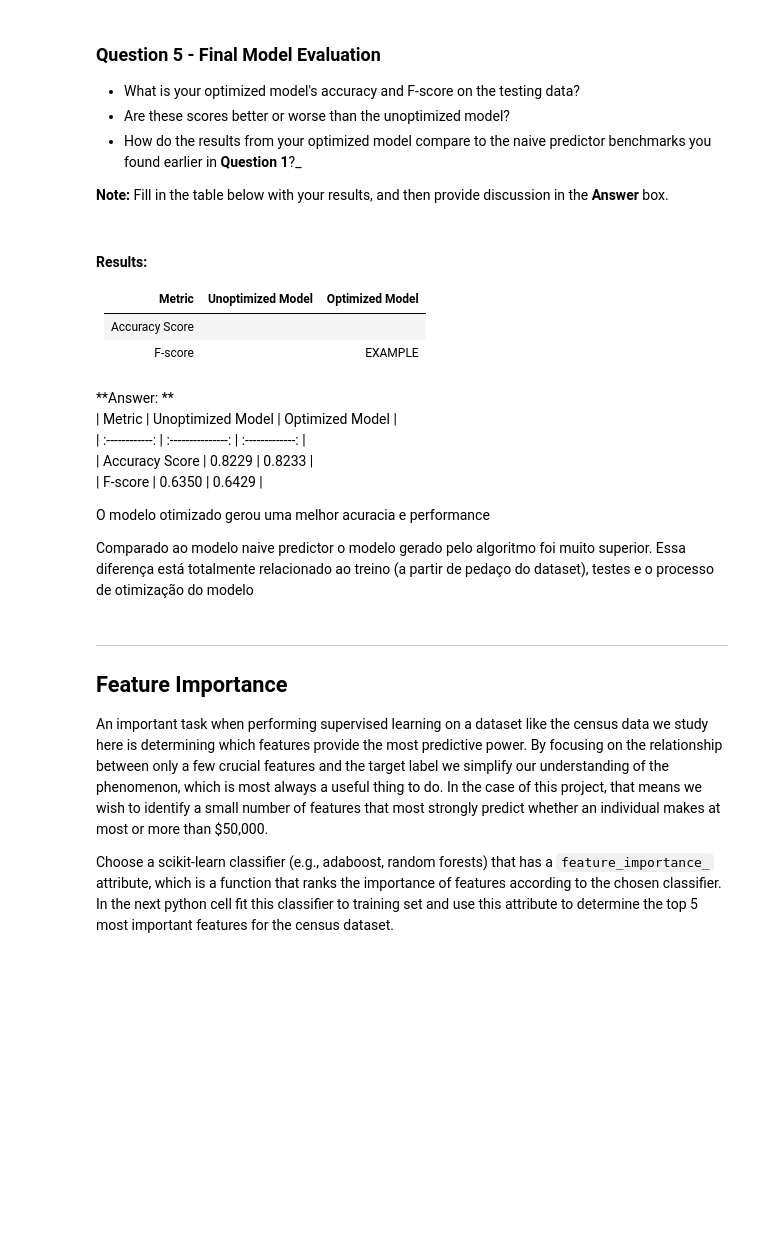
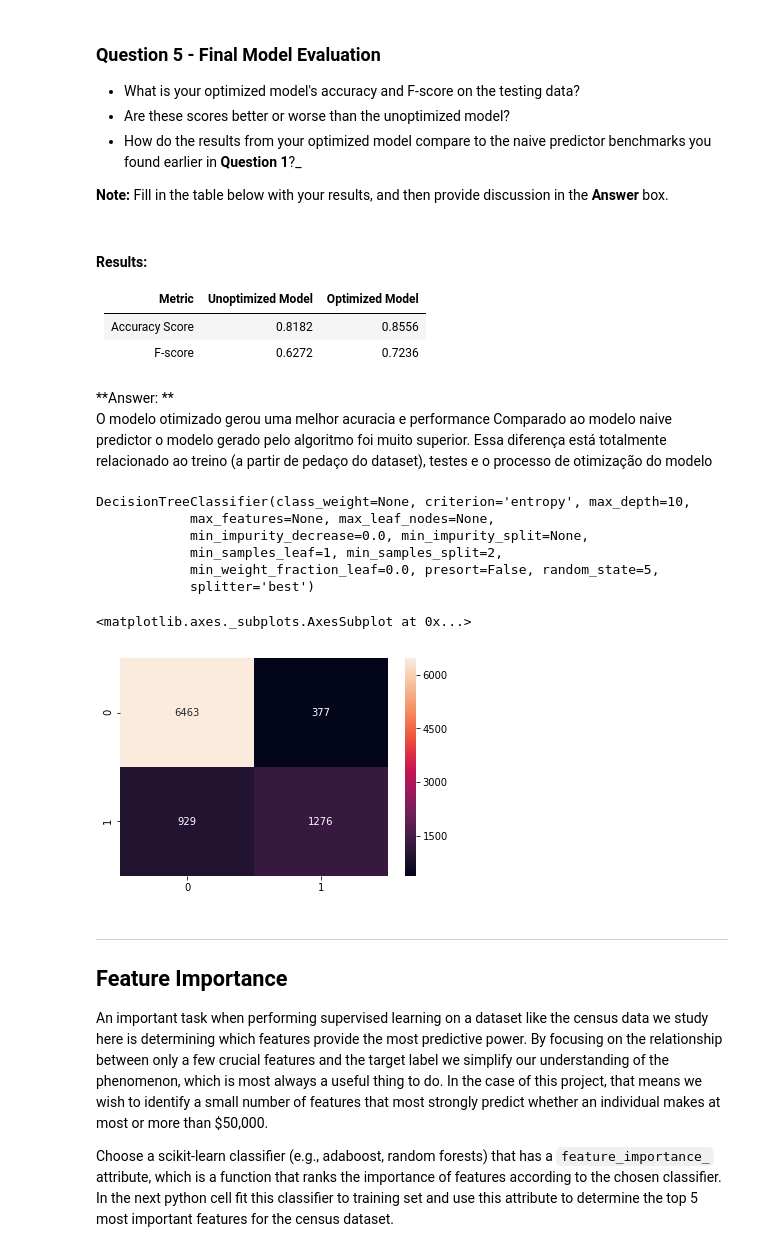
Before and after one commit to Luccifa/Projeto-Udacity-finding_donors, a Jupyter notebook: FABIO-AKIRA-LUCCI-finding_donors.ipynb, the cells around one changed output. Drawn from its saved outputs; the diff is of its cells as text; code cells hidden in the pictures; blank space fills up the shorter version.

```diff
--- a/FABIO-AKIRA-LUCCI-finding_donors.ipynb
+++ b/FABIO-AKIRA-LUCCI-finding_donors.ipynb
@@ -666,17 +615,14 @@ from sklearn.model_selection import GridSearchCV
 from sklearn.metrics import fbeta_score, make_scorer
 
 # TODO: Initialize the classifier
-clf = linear_model.SGDClassifier()
+clf = DecisionTreeClassifier(random_state=5)
 
 # TODO: Create the parameters list you wish to tune, using a dictionary if needed.
 # HINT: parameters = {'parameter_1': [value1, value2], 'parameter_2': [value1, value2]}
-#parameters = {'loss':['hinge', 'log', 'modified_huber', 'squared_hinge', 'perceptron'], 'learning_rate':['constant', 'optimal', 'invscaling'], 'eta0':[ 'constant', 'invscaling']}
-parameters = {'loss':['hinge', 'log', 'modified_huber', 'squared_hinge', 'perceptron'], 'penalty': ['l2', 'l1', 'elasticnet']}
-
-
+parameters = {'criterion': ['gini','entropy'],'splitter': ['best'],'max_depth': [10]}
 
 # TODO: Make an fbeta_score scoring object using make_scorer()
-scorer = make_scorer(fbeta_score, beta=2)
+scorer = make_scorer(fbeta_score, beta=0.5)
 
 # TODO: Perform grid search on the classifier using 'scorer' as the scoring method using GridSearchCV()
 grid_obj = GridSearchCV(clf, parameters, scoring=scorer)
@@ -725,19 +671,31 @@ Final F-score on the testing data: 0.5992
 
 |     Metric     | Unoptimized Model | Optimized Model |
 | :------------: | :---------------: | :-------------: |
-| Accuracy Score |                   |                 |
-| F-score        |                   |   EXAMPLE       |
+| Accuracy Score |   0.8182          |   0.8556        |
+| F-score        |   0.6272          |   0.7236        |
 # %% [markdown]
 **Answer: **
-|     Metric     | Unoptimized Model | Optimized Model |
-| :------------: | :---------------: | :-------------: |
-| Accuracy Score |  0.8229           | 0.8233          |
-| F-score        |  0.6350           | 0.6429          |
-
 O modelo otimizado gerou uma melhor acuracia e performance
-
 Comparado ao modelo naive predictor o modelo gerado pelo algoritmo foi muito superior. Essa diferença está totalmente
 relacionado ao treino (a partir de pedaço do dataset), testes e o processo de otimização do modelo
+# %%
+print(best_clf)
+# %% [output]
+DecisionTreeClassifier(class_weight=None, criterion='entropy', max_depth=10,
+            max_features=None, max_leaf_nodes=None,
+            min_impurity_decrease=0.0, min_impurity_split=None,
+            min_samples_leaf=1, min_samples_split=2,
+            min_weight_fraction_leaf=0.0, presort=False, random_state=5,
+            splitter='best')
+# %%
+from sklearn.metrics import confusion_matrix
+import seaborn as sns
+%matplotlib inline
+pred = best_clf.predict(X_test)
+sns.heatmap(confusion_matrix(y_test, pred), annot = True, fmt = '')
+# %% [output]
+<matplotlib.axes._subplots.AxesSubplot at 0x...>
+[figure, added]
 # %% [markdown]
 ----
 ## Feature Importance
```
Also changed, not shown: parts of 22 cells of this notebook.
